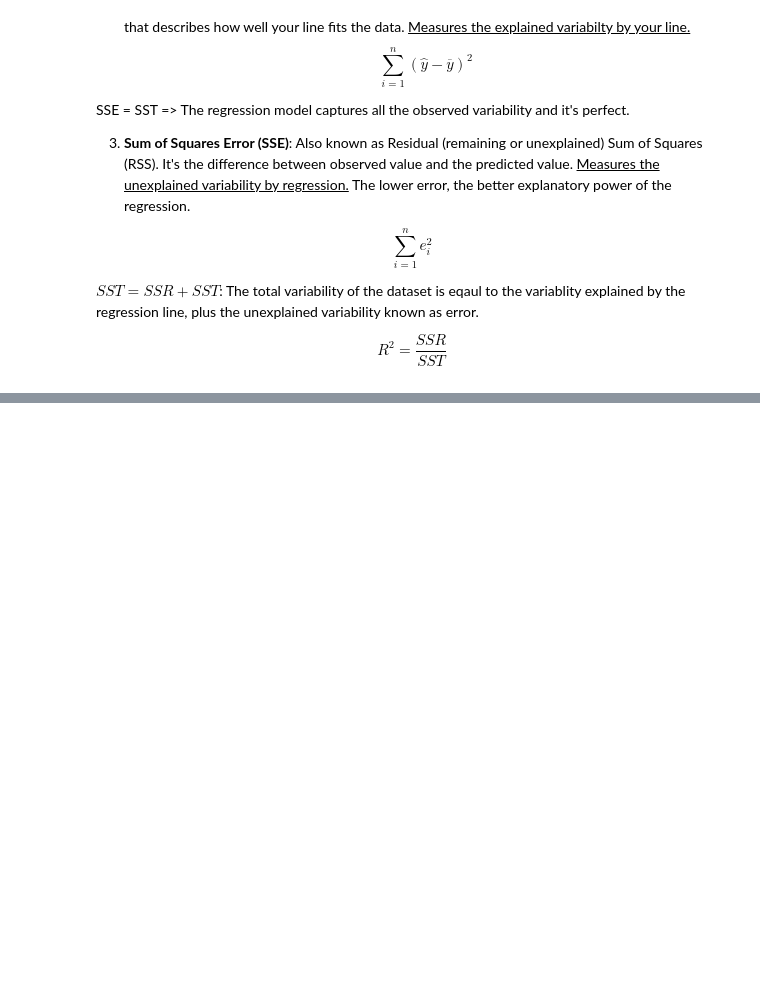
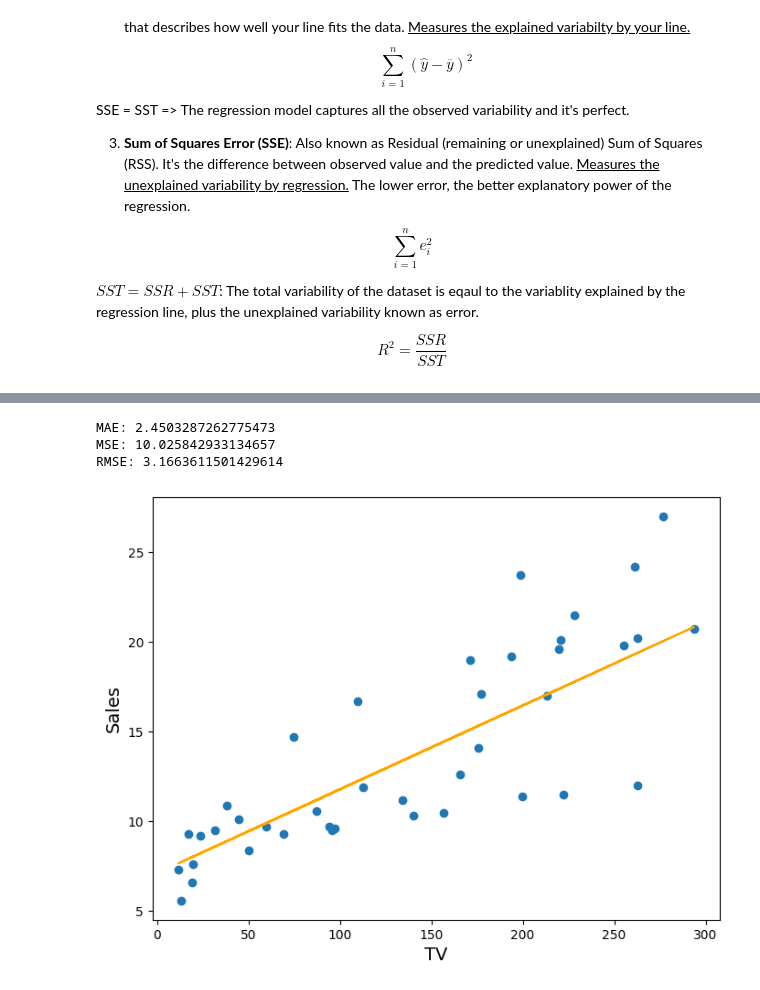
Before and after one commit to muscak/Master-Machine-Learning-Algorithms, a Jupyter notebook: Linear-Algorithms/Linear-Regression/TV_Market.ipynb, the cells around one changed output, grey strips where cells are left out. Cells and saved outputs as stored; diff of their text form; code cells hidden in the pictures; blank space fills up the shorter version.

```diff
--- a/Linear-Algorithms/Linear-Regression/TV_Market.ipynb
+++ b/Linear-Algorithms/Linear-Regression/TV_Market.ipynb
@@ -318,0 +268,7 @@ plt.show()
+# %%
+test_b0_b1(df_test, b0, b1)
+# %% [output]
+MAE: 2.4503287262775473
+MSE: 10.025842933134657
+RMSE: 3.1663611501429614
+[figure, added]
```
Also changed, not shown: parts of 37 cells of this notebook.
